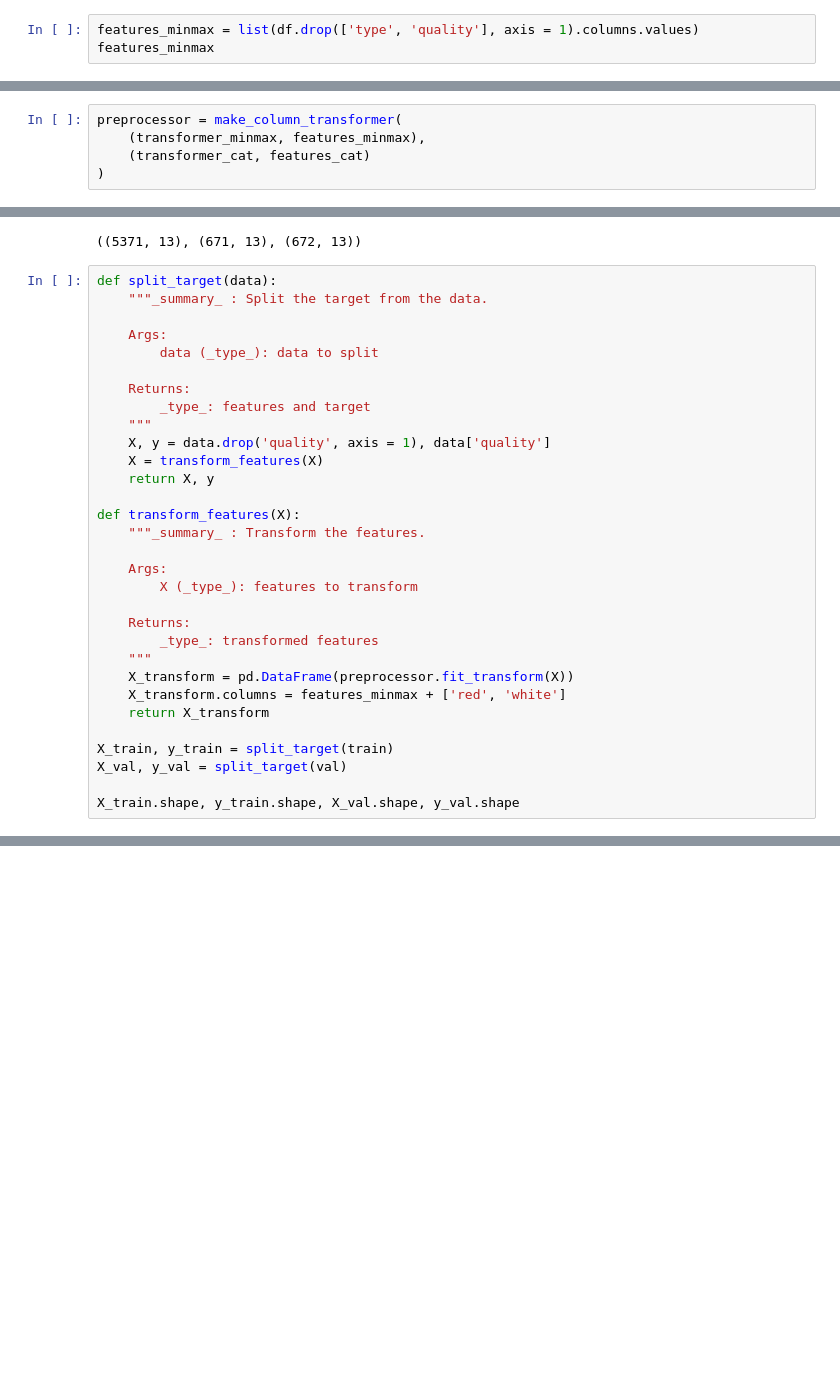
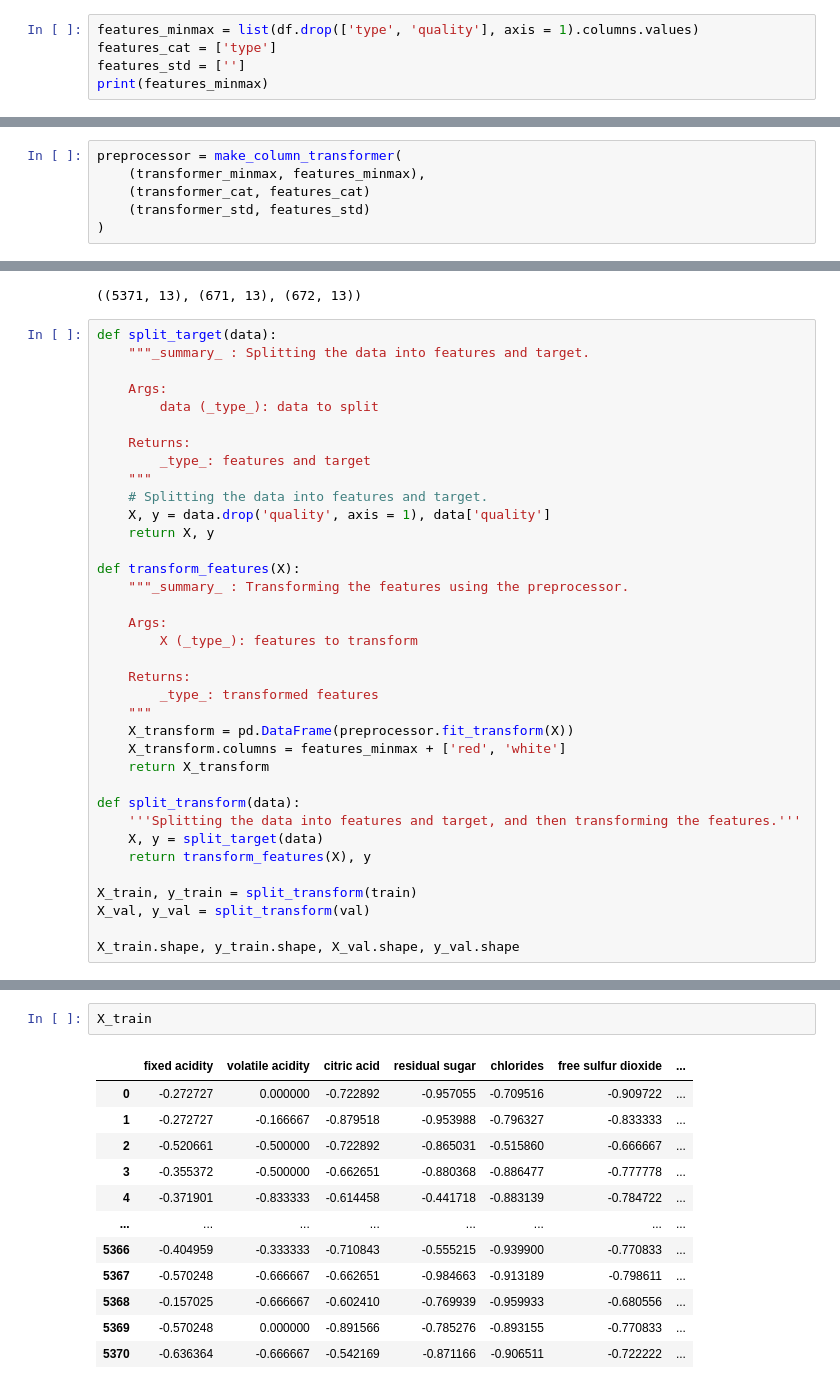
Before and after one commit to Z3r4t05/FPT, a Jupyter notebook: AIL/ail302m-fall22/second.ipynb, the cells around one changed output, grey strips where cells are left out. Drawn from its saved outputs; the diff is of its cells as text; blank space fills up the shorter version.

```diff
--- a/AIL/ail302m-fall22/second.ipynb
+++ b/AIL/ail302m-fall22/second.ipynb
@@ -131,5 +163,7 @@ transformer_minmax = make_pipeline(MinMaxScaler(feature_range=(-1, 1)))
 transformer_std = make_pipeline(StandardScaler())
 # %%
 features_minmax = list(df.drop(['type', 'quality'], axis = 1).columns.values)
-features_minmax
+features_cat = ['type']
+features_std = ['']
+print(features_minmax)
 # %% [output]
@@ -150,4 +172,5 @@ features_cat = ['type']
 preprocessor = make_column_transformer(
     (transformer_minmax, features_minmax),
     (transformer_cat, features_cat)
+    (transformer_std, features_std)
 )
@@ -172,7 +197,7 @@ train.shape, val.shape, test.shape
 ((5371, 13), (671, 13), (672, 13))
 # %%
 def split_target(data):
-    """_summary_ : Split the target from the data.
+    """_summary_ : Splitting the data into features and target.
 
     Args:
         data (_type_): data to split
@@ -180,12 +205,12 @@ def split_target(data):
     Returns:
         _type_: features and target
     """
+    # Splitting the data into features and target.
     X, y = data.drop('quality', axis = 1), data['quality']
-    X = transform_features(X)
     return X, y
 
 def transform_features(X):
-    """_summary_ : Transform the features.
+    """_summary_ : Transforming the features using the preprocessor.
 
     Args:
         X (_type_): features to transform
@@ -197,8 +222,13 @@ def transform_features(X):
     X_transform.columns = features_minmax + ['red', 'white']
     return X_transform
 
-X_train, y_train = split_target(train)
-X_val, y_val = split_target(val)
+def split_transform(data):
+    '''Splitting the data into features and target, and then transforming the features.'''
+    X, y = split_target(data)
+    return transform_features(X), y
+
+X_train, y_train = split_transform(train)
+X_val, y_val = split_transform(val)
 
 X_train.shape, y_train.shape, X_val.shape, y_val.shape
 # %% [output]
@@ -205,0 +236,15 @@ X_train.shape, y_train.shape, X_val.shape, y_val.shape
+# %%
+X_train
+# %% [output]
+|  | fixed acidity | volatile acidity | citric acid | residual sugar | chlorides | free sulfur dioxide | ... |
+| 0 | -0.272727 | 0.000000 | -0.722892 | -0.957055 | -0.709516 | -0.909722 | ... |
+| 1 | -0.272727 | -0.166667 | -0.879518 | -0.953988 | -0.796327 | -0.833333 | ... |
+| 2 | -0.520661 | -0.500000 | -0.722892 | -0.865031 | -0.515860 | -0.666667 | ... |
+| 3 | -0.355372 | -0.500000 | -0.662651 | -0.880368 | -0.886477 | -0.777778 | ... |
+| 4 | -0.371901 | -0.833333 | -0.614458 | -0.441718 | -0.883139 | -0.784722 | ... |
+| ... | ... | ... | ... | ... | ... | ... | ... |
+| 5366 | -0.404959 | -0.333333 | -0.710843 | -0.555215 | -0.939900 | -0.770833 | ... |
+| 5367 | -0.570248 | -0.666667 | -0.662651 | -0.984663 | -0.913189 | -0.798611 | ... |
+| 5368 | -0.157025 | -0.666667 | -0.602410 | -0.769939 | -0.959933 | -0.680556 | ... |
+| 5369 | -0.570248 | 0.000000 | -0.891566 | -0.785276 | -0.893155 | -0.770833 | ... |
+| 5370 | -0.636364 | -0.666667 | -0.542169 | -0.871166 | -0.906511 | -0.722222 | ... |
```
Also changed, not shown: parts of 8 cells of this notebook, 5 other files.
